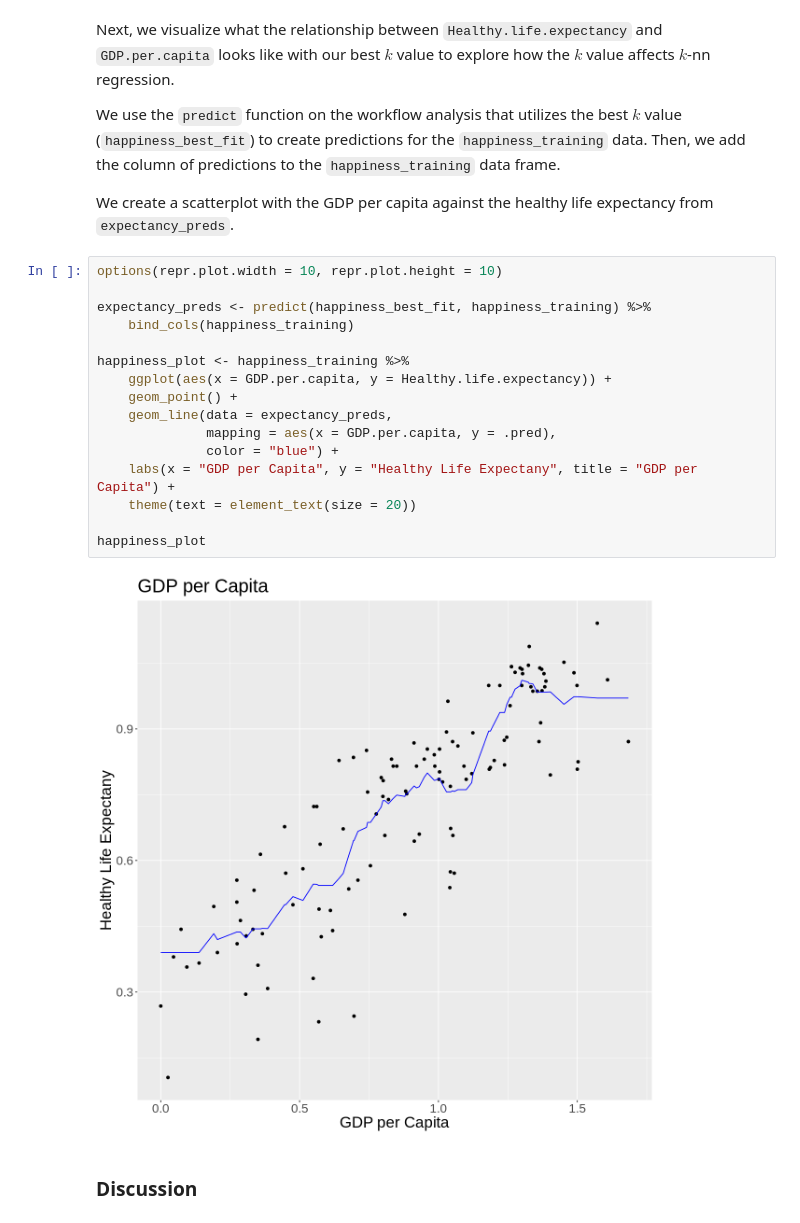
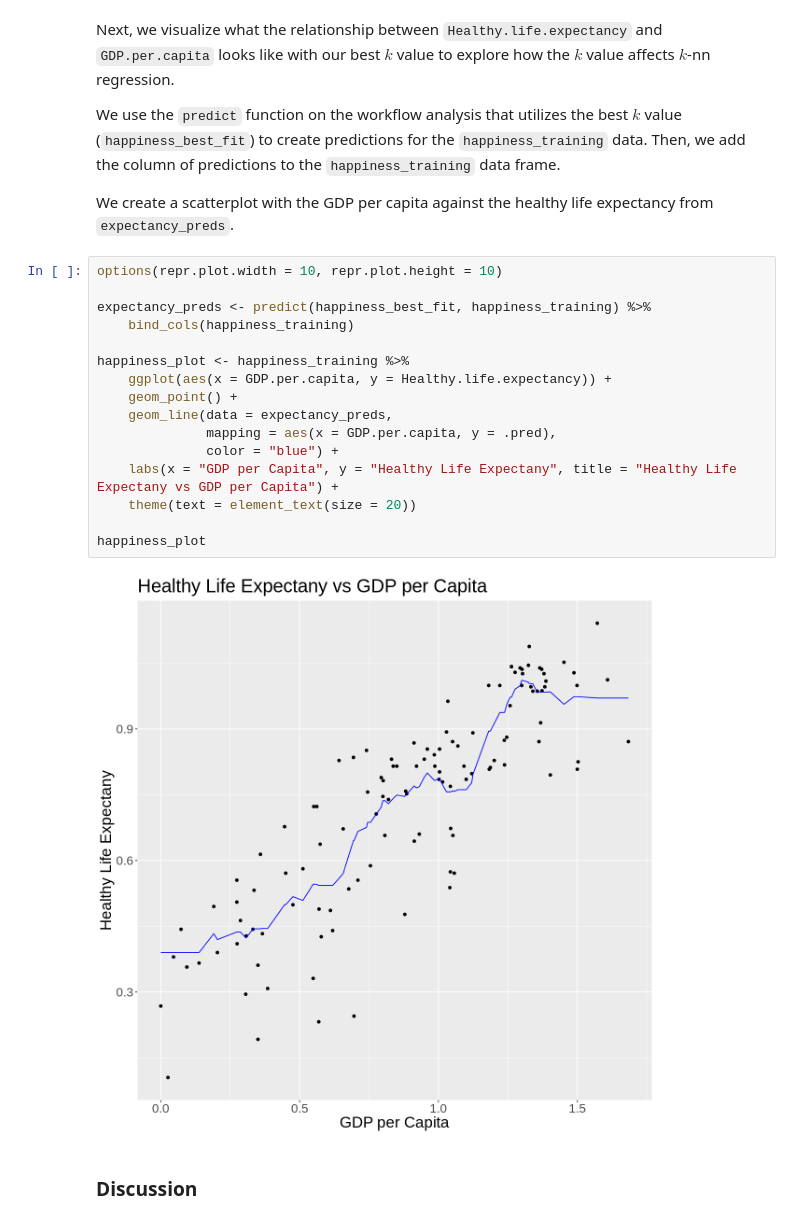
Before and after one commit to jocelyn1031/group-_26, a Jupyter notebook: project_report.ipynb, the cells around one changed output. Saved outputs shown, nothing was run; the diff lists cells and outputs as text.

Commit message:
changed title of k-nn regression plot

```diff
--- a/project_report.ipynb
+++ b/project_report.ipynb
@@ -257,21 +258,21 @@ We create a scatterplot with the GDP per capita against the healthy life expecta
 # %%
 options(repr.plot.width = 10, repr.plot.height = 10)
 
 expectancy_preds <- predict(happiness_best_fit, happiness_training) %>%
     bind_cols(happiness_training)
 
 happiness_plot <- happiness_training %>%
     ggplot(aes(x = GDP.per.capita, y = Healthy.life.expectancy)) +
     geom_point() +
     geom_line(data = expectancy_preds,
               mapping = aes(x = GDP.per.capita, y = .pred),
               color = "blue") +
-    labs(x = "GDP per Capita", y = "Healthy Life Expectany", title = "GDP per Capita") +
+    labs(x = "GDP per Capita", y = "Healthy Life Expectany", title = "Healthy Life Expectany vs GDP per Capita") +
     theme(text = element_text(size = 20))
 
 happiness_plot
 # %% [output]
-[figure, old version]
+[figure, new version]
 # %% [markdown]
 ### Discussion
 # %% [markdown]
```
Also changed, not shown: parts of 1 cell of this notebook.
